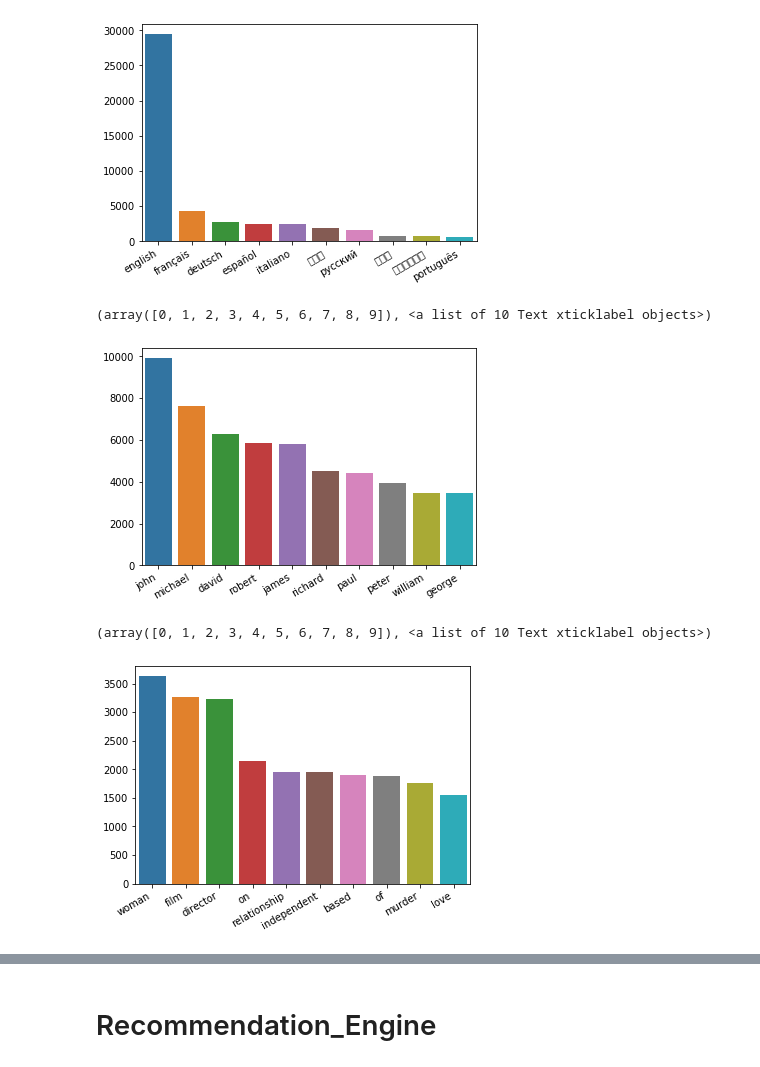
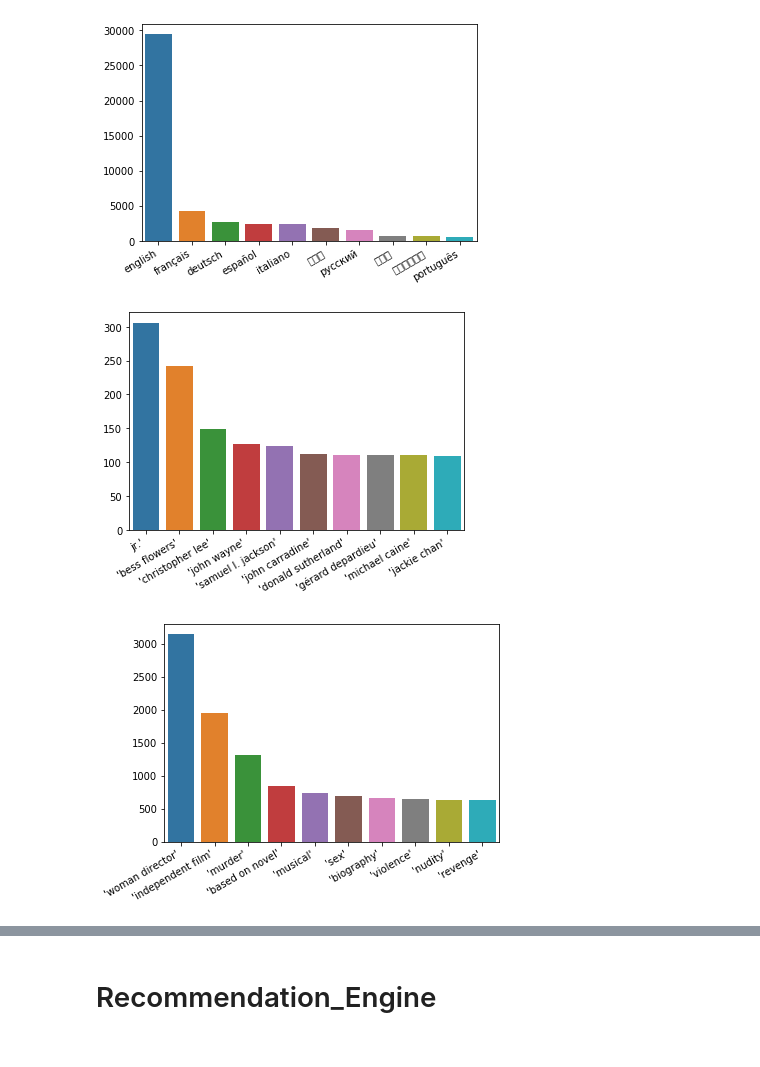
Before and after one commit to FreedomVAce/Movie_Recommendation_System, a Jupyter notebook: Movie_EDA_Recommendation_Engine.ipynb, the cells around one changed output, grey strips where cells are left out. Drawn from its saved outputs; the diff is of its cells as text; code cells hidden in the pictures.

```diff
--- a/Movie_EDA_Recommendation_Engine.ipynb
+++ b/Movie_EDA_Recommendation_Engine.ipynb
@@ -128,43 +137,58 @@ plt.show()
 # %% [output]
 [figure]
 # %%
-df['new_cast'] = df['new_cast'].apply( lambda x: re.sub('[%s]'%re.escape(string.punctuation),'',x))
 df['new_cast'] = df['new_cast'].apply( lambda x: x.lower())
+df['new_cast'] = df['new_cast'].apply( lambda x: re.sub(('"\"'),' ',x))
 
-cast = [text for text in df['new_cast']]
-cast = ' '.join(cast).split()
 
-count_cast = Counter(cast)
+cast_member = [text for text in df['new_cast']]
+
+
+cast_list = []
+
+for i in range (0,len(cast_member)):
+    x = cast_member[i].split(', ')
+    cast_list.append(x)
+
+
+cast_list = flatten(cast_list)
+
+
+count_cast = Counter(cast_list)
+
+
 top_cast = count_cast.most_common(20)
 pd.DataFrame(top_cast);
 
 cast_words = [word[0] for word in top_cast]
 cast_counts = [word[1] for word in top_cast]
 
-sns.barplot(x=cast_words[0:10], y=cast_counts[0:10])
+sns.barplot(x=cast_words[1:11], y=cast_counts[1:11])
 
-plt.xticks(rotation=30, ha='right')
+plt.xticks(rotation=30, ha='right');
 # %% [output]
-(array([0, 1, 2, 3, 4, 5, 6, 7, 8, 9]), <a list of 10 Text xticklabel objects>)
-[figure, old version]
+[figure, new version]
 # %%
+df['new_keywords'] = df['new_keywords'].apply( lambda x: x.lower())
+keywords = [text for text in df['new_keywords']]
 
-df['new_keywords'] = df['new_keywords'].apply( lambda x: re.sub('[%s]'%re.escape(string.punctuation),'',x))
-df['new_keywords'] = df['new_keywords'].apply( lambda x: x.lower())
+words = []
 
-keywords = [text for text in df['new_keywords']]
-keywords = ' '.join(keywords).split()
+for i in range (0,len(keywords)):
+    x = keywords[i].split(', ')
+    words.append(x)
 
-count_keywords = Counter(keywords)
+words = flatten(words)
+count_keywords = Counter(words)
+
 top_keywords = count_keywords.most_common(20)
 pd.DataFrame(top_keywords);
 
 keywords_words = [word[0] for word in top_keywords]
 keywords_counts = [word[1] for word in top_keywords]
 
-sns.barplot(x=keywords_words[0:10], y=keywords_counts[0:10])
+sns.barplot(x=keywords_words[1:11], y=keywords_counts[1:11])
 
-plt.xticks(rotation=30, ha='right')
+plt.xticks(rotation=30, ha='right');
 # %% [output]
-(array([0, 1, 2, 3, 4, 5, 6, 7, 8, 9]), <a list of 10 Text xticklabel objects>)
-[figure, old version]
+[figure, new version]
```
Also changed, not shown: parts of 15 cells of this notebook.
